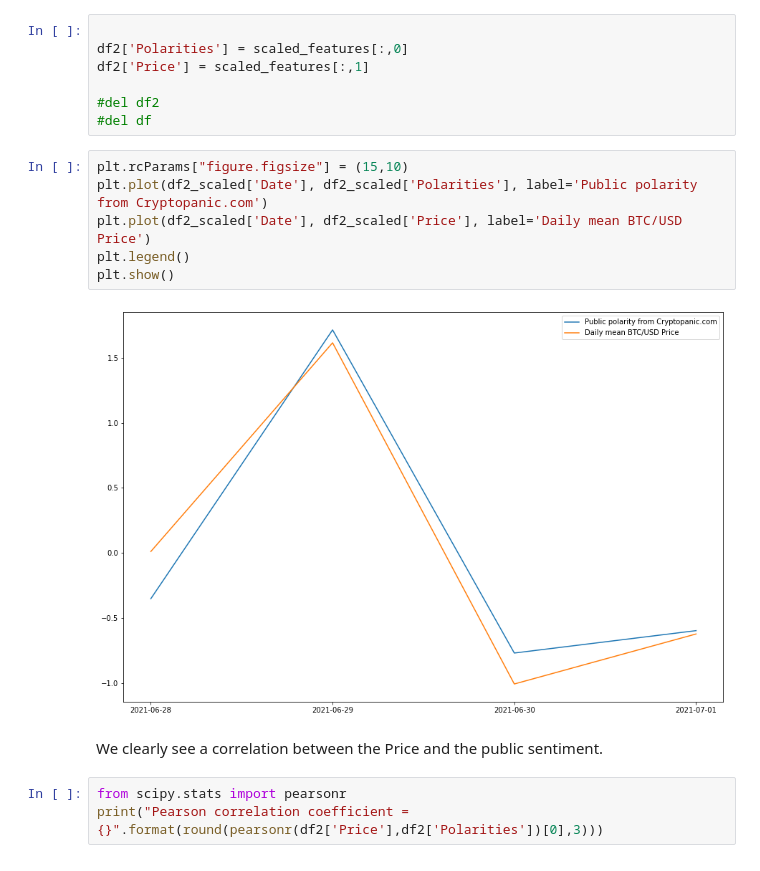
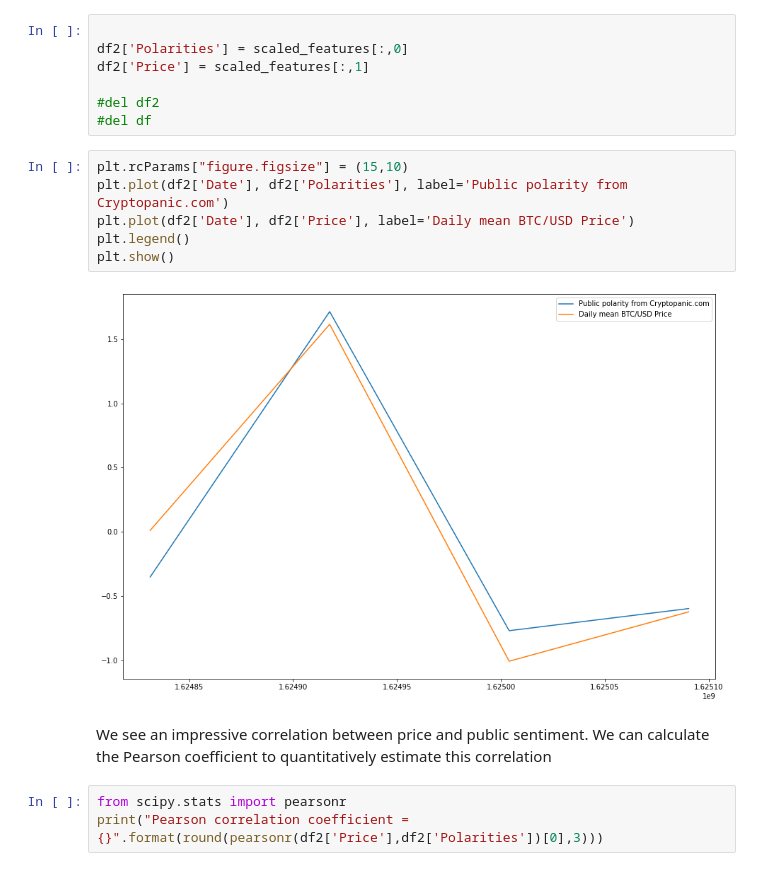
Before and after one commit to Rxzh/sentiment_analyzer, a Jupyter notebook: sentiment_analyzer.ipynb, the cells around one changed output. Drawn from its saved outputs; the diff is of its cells as text.

```diff
--- a/sentiment_analyzer.ipynb
+++ b/sentiment_analyzer.ipynb
@@ -159,14 +164,14 @@ df2['Price'] = scaled_features[:,1]
 #del df
 # %%
 plt.rcParams["figure.figsize"] = (15,10)
-plt.plot(df2_scaled['Date'], df2_scaled['Polarities'], label='Public polarity from Cryptopanic.com')
-plt.plot(df2_scaled['Date'], df2_scaled['Price'], label='Daily mean BTC/USD Price')
+plt.plot(df2['Date'], df2['Polarities'], label='Public polarity from Cryptopanic.com')
+plt.plot(df2['Date'], df2['Price'], label='Daily mean BTC/USD Price')
 plt.legend()
 plt.show()
 # %% [output]
-[figure, old version]
+[figure, new version]
-# %% [markdown]
-We clearly see a correlation between the Price and the public sentiment.
+# %% [markdown]
+We see an impressive correlation between price and public sentiment. We can calculate the Pearson coefficient to quantitatively estimate this correlation
 # %%
 from scipy.stats import pearsonr
 print("Pearson correlation coefficient = {}".format(round(pearsonr(df2['Price'],df2['Polarities'])[0],3)))
```
Also changed, not shown: parts of 5 cells of this notebook, 3 other files.
